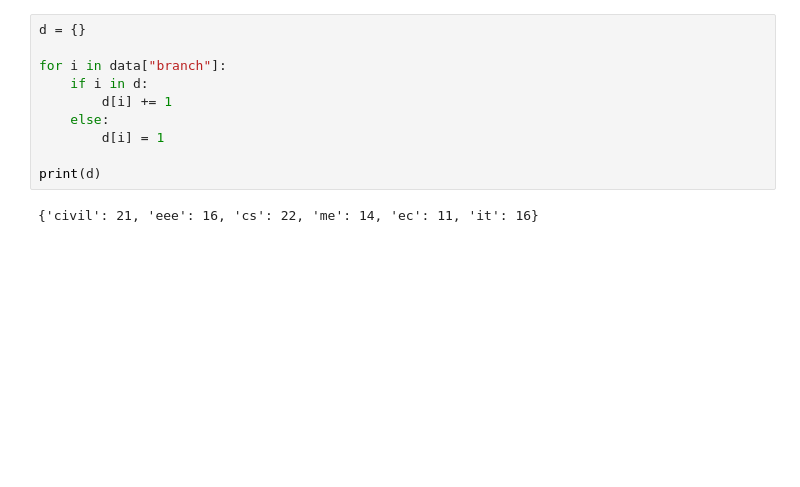
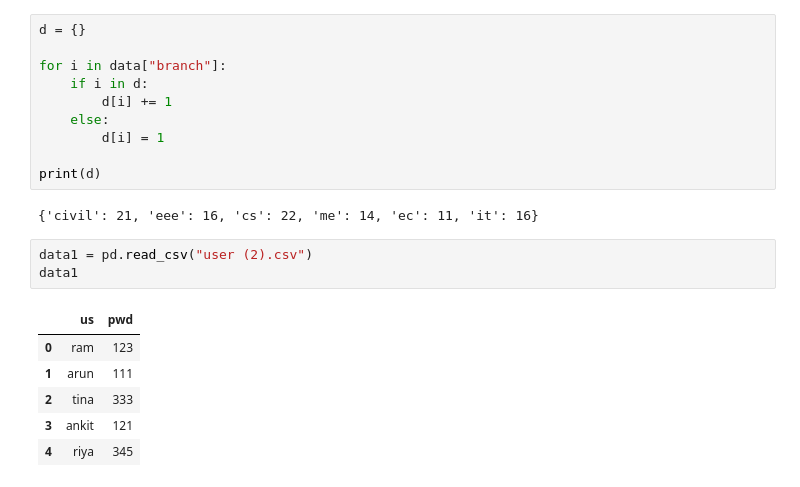
Before and after one commit to abhishekmorya1/DataScience, a Jupyter notebook: Prime/Pandas/pandas.ipynb, the cells around one changed output. Saved outputs shown, nothing was run; the diff lists cells and outputs as text; blank space fills up the shorter version.

```diff
--- a/Prime/Pandas/pandas.ipynb
+++ b/Prime/Pandas/pandas.ipynb
@@ -982,3 +982,13 @@ for i in data["branch"]:
 print(d)
 # %% [output]
 {'civil': 21, 'eee': 16, 'cs': 22, 'me': 14, 'ec': 11, 'it': 16}
+# %%
+data1 = pd.read_csv("user (2).csv")
+data1
+# %% [output]
+|  | us | pwd |
+| 0 | ram | 123 |
+| 1 | arun | 111 |
+| 2 | tina | 333 |
+| 3 | ankit | 121 |
+| 4 | riya | 345 |
```
Also changed, not shown: parts of 3 cells of this notebook, 2 other files.
